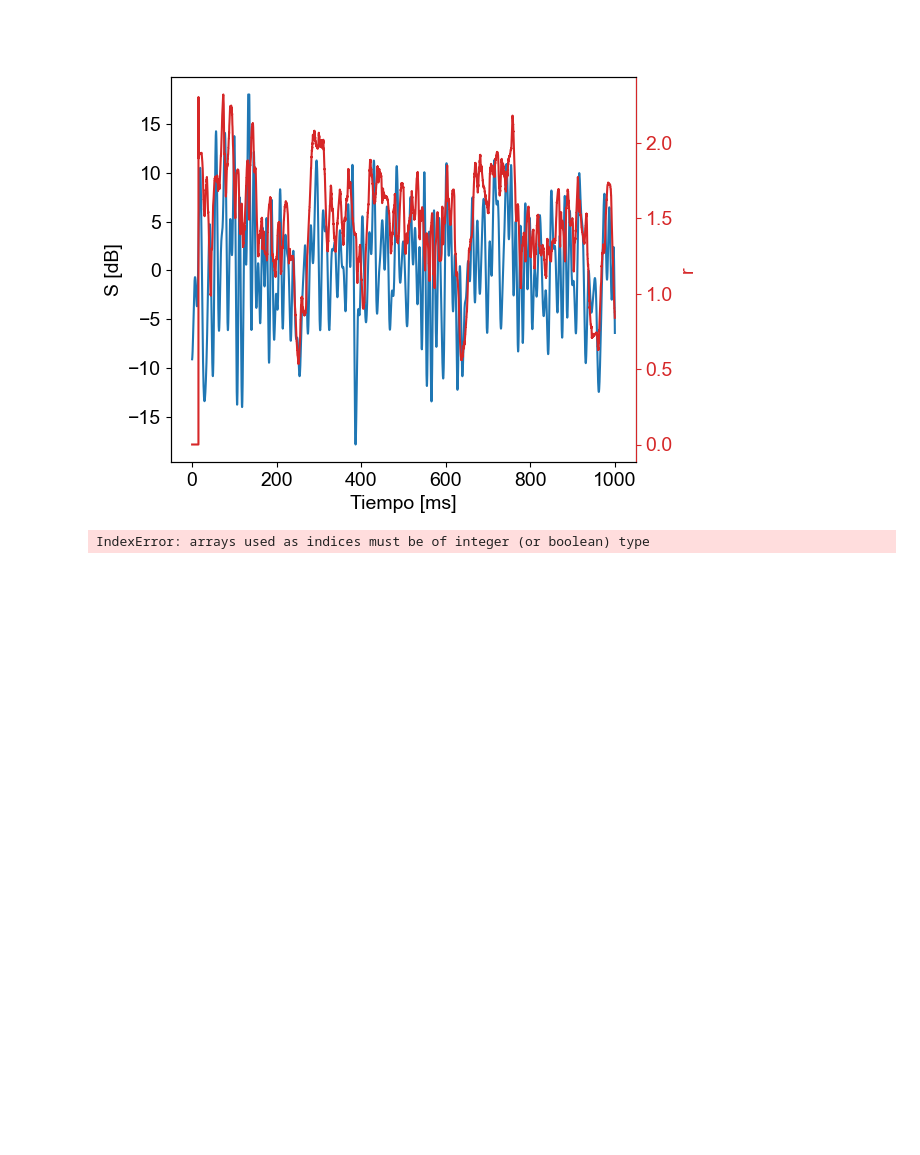
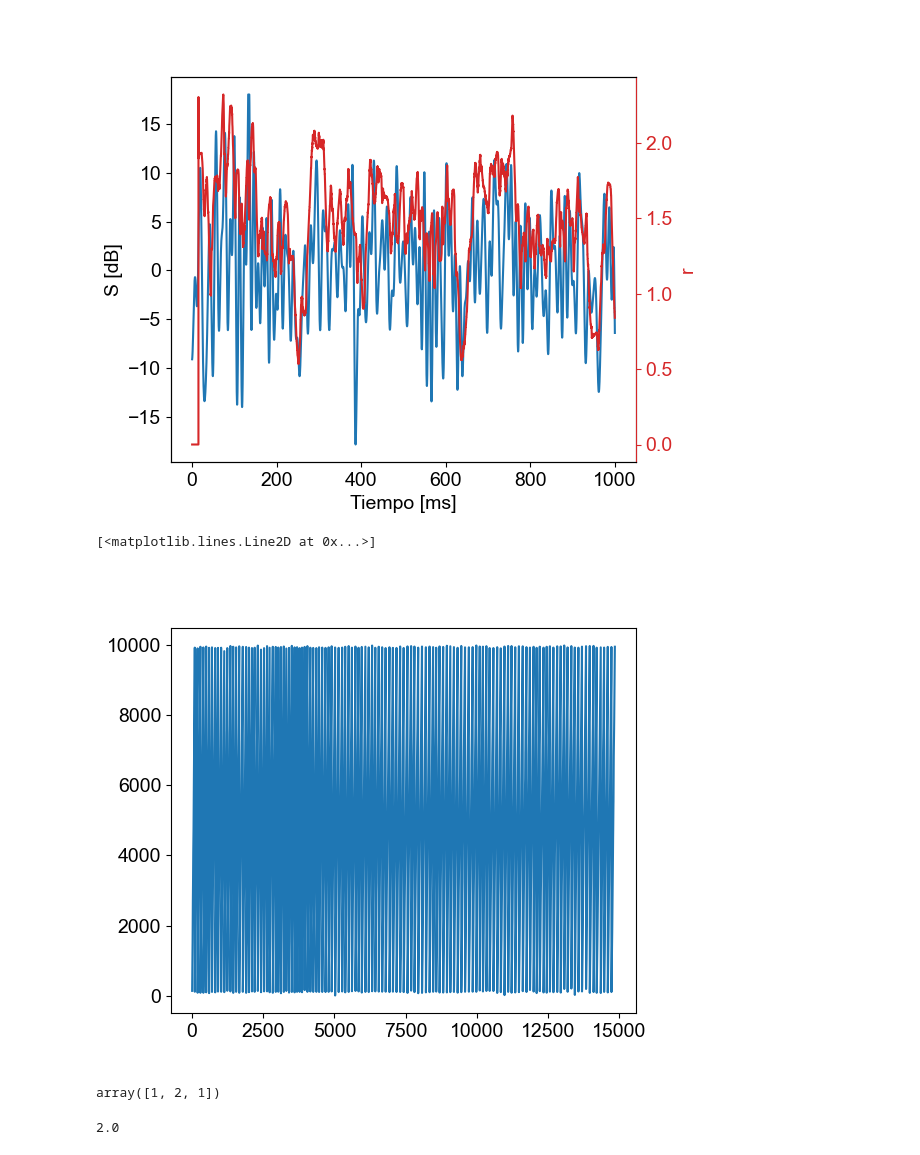
Before and after one commit to Lupama2/RedesNeuronales, a Jupyter notebook: Practicas/practica_3/practica_3.ipynb, the cells around one changed output. Cells and saved outputs as stored; diff of their text form; code cells hidden in the pictures; blank space fills up the shorter version.

```diff
--- a/Practicas/practica_3/practica_3.ipynb
+++ b/Practicas/practica_3/practica_3.ipynb
@@ -229,4 +229,11 @@ def t_spikes_total_calculation(realizaciones):
     return t_spike
 
 t_spikes_total = t_spikes_total_calculation(spikes)
+# %%
+#Grafico
+fig, ax = plt.subplots(1,1, figsize=(6,5))
+ax.plot(t_spikes_total)
+# %% [output]
+[<matplotlib.lines.Line2D at 0x...>]
+[figure, added]
 # %%
@@ -262,12 +270,19 @@ def kernel_constante(realizaciones):
+# %%
+ind = np.array([0,1,0])
+np.array([1,2,3,4,5])[ind]
+# %% [output]
+array([1, 2, 1])
 # %%
 #Calculo kernel_lineal y kernel_constante
 D_vec = np.empty(len(stimulus[:,0]))
 
 t_spikes_total = t_spikes_total_calculation(spikes)
 
+
 for i in range(len(stimulus[:,0])):
-    D_vec[i] = kernel_lineal(stimulus[i,0], t_spikes_total, stimulus[:,1])
+    D_vec[i] = kernel_lineal(i, t_spikes_total, stimulus[:,1])
 
 r0 = kernel_constante(spikes)
+print(r0)
 # %% [output]
-IndexError: arrays used as indices must be of integer (or boolean) type
+2.0
```
Also changed, not shown: parts of 8 cells of this notebook.
